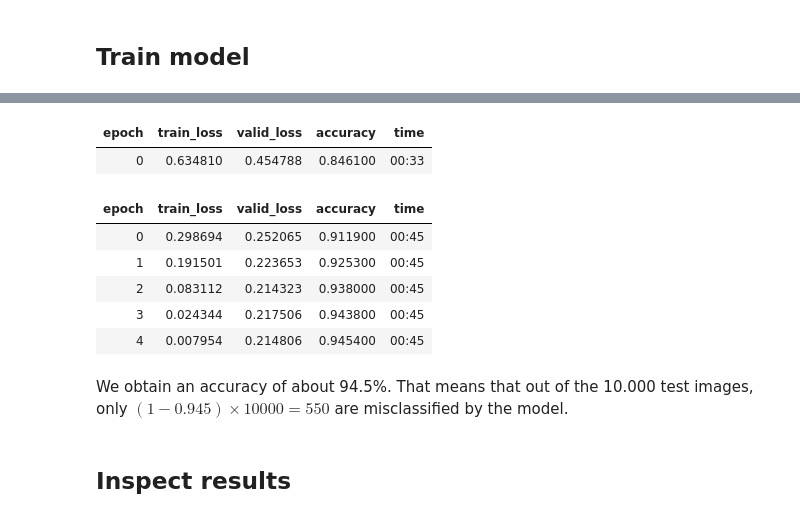
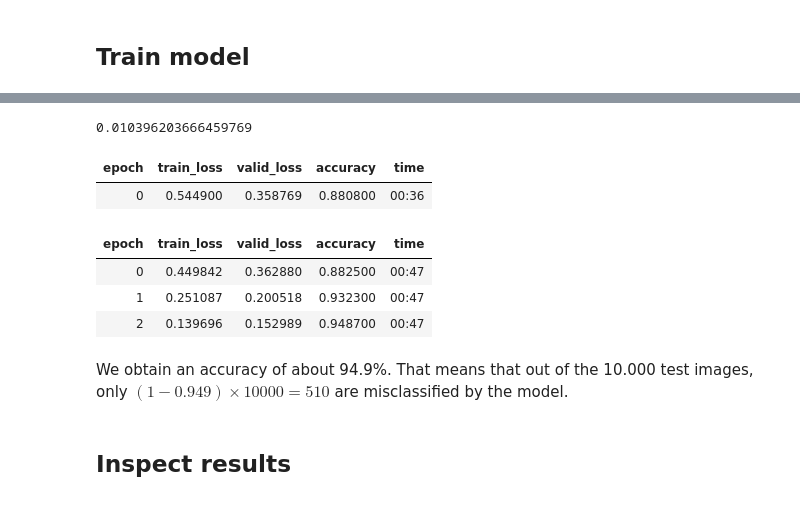
Before and after one commit to HVL-ML/DAT255, a Jupyter notebook: 2-DL_building_blocks/DAT255-2.0-Nnets_building_blocks-Part2.ipynb, the cells around one changed output, grey strips where cells are left out. Saved outputs shown, nothing was run; the diff lists cells and outputs as text; code cells hidden in the pictures.

```diff
--- a/2-DL_building_blocks/DAT255-2.0-Nnets_building_blocks-Part2.ipynb
+++ b/2-DL_building_blocks/DAT255-2.0-Nnets_building_blocks-Part2.ipynb
@@ -907,5 +909,8 @@ DATADIR.ls()
 # %%
-dls = ImageDataLoaders.from_folder(DATADIR, train='train', valid='test', item_tfms=Resize(224), bs=64)
+dls = ImageDataLoaders.from_folder(DATADIR, train='train', valid='test',
+                                   batch_tfms=[*aug_transforms(),
+                                               Normalize.from_stats(*imagenet_stats)],
+                                    item_tfms=Resize(224), bs=64)
 # %%
 dls.show_batch()
 # %% [output]
@@ -917,4 +924,4 @@ learn = vision_learner(dls, arch=resnet18, metrics=accuracy)
 # %%
-lr = learn.lr_find()
+suggested_lrs = learn.lr_find(suggest_funcs=(valley, steep))
 # %% [output]
 [interactive output not drawn]
@@ -922,16 +929,19 @@ lr = learn.lr_find()
+# %%
+lr = (suggested_lrs.valley + suggested_lrs.steep)/2
+lr
+# %% [output]
+0.010396203666459769
 # %%
-learn.fine_tune(3, base_lr = lr.valley)
+learn.fine_tune(3, base_lr = lr)
 # %% [output]
 | epoch | train_loss | valid_loss | accuracy | time |
-| 0 | 0.634810 | 0.454788 | 0.846100 | 00:33 |
+| 0 | 0.544900 | 0.358769 | 0.880800 | 00:36 |
 | epoch | train_loss | valid_loss | accuracy | time |
-| 0 | 0.298694 | 0.252065 | 0.911900 | 00:45 |
-| 1 | 0.191501 | 0.223653 | 0.925300 | 00:45 |
-| 2 | 0.083112 | 0.214323 | 0.938000 | 00:45 |
-| 3 | 0.024344 | 0.217506 | 0.943800 | 00:45 |
-| 4 | 0.007954 | 0.214806 | 0.945400 | 00:45 |
+| 0 | 0.449842 | 0.362880 | 0.882500 | 00:47 |
+| 1 | 0.251087 | 0.200518 | 0.932300 | 00:47 |
+| 2 | 0.139696 | 0.152989 | 0.948700 | 00:47 |
 # %% [markdown]
-We obtain an accuracy of about 94.5%. That means that out of the 10.000 test images, only $(1-0.945)\times 10000 = 550$ are misclassified by the model.
+We obtain an accuracy of about 94.9%. That means that out of the 10.000 test images, only $(1-0.949)\times 10000 = 510$ are misclassified by the model.
 # %% [markdown]
 ## Inspect results
 # %%
```
Also changed, not shown: parts of 53 cells of this notebook.
